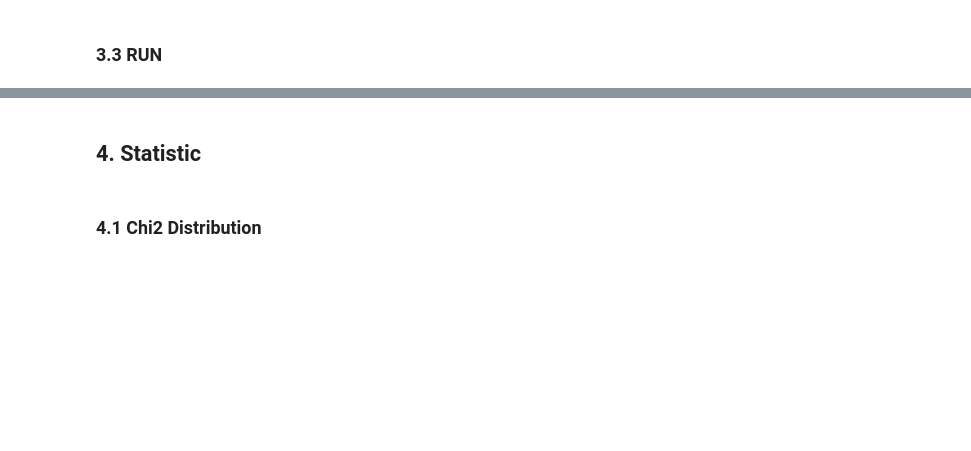
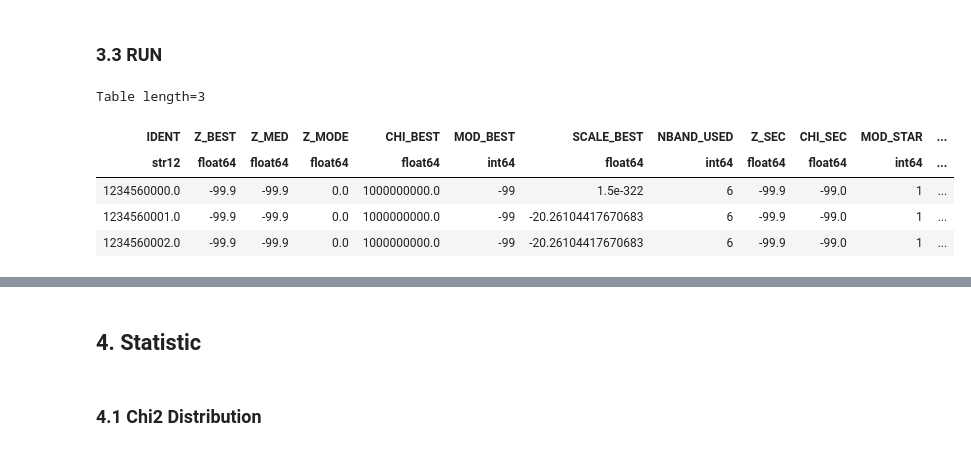
Before and after one commit to lephare-photoz/lephare, a Jupyter notebook: calibration/full_run.ipynb, the cells around one changed output, grey strips where cells are left out. Saved outputs shown, nothing was run; the diff lists cells and outputs as text; code cells hidden in the pictures; blank space fills up the shorter version.

```diff
--- a/calibration/full_run.ipynb
+++ b/calibration/full_run.ipynb
@@ -465,15 +479,29 @@ BuzzardLSSTy4.res             6             0.9737      0.9686      0.0883    0.
 # %% [markdown]
 ### 3.3 RUN
 # %%
+#--- Prepare ---
 cat = np.loadtxt(dat_out)
 id = cat[:, 0]
 mag = cat[:, 1:7]
 emag = cat[:, 7:13]
 context = cat[:, 13]
 zspec = cat[:, 14]
 srclist = []
 for i in range(max_row_lephare):
     oneObj = lp.onesource(i, zphota.gridz)
     oneObj.readsource(str(id[i]), mag[i, :], emag[i, :], int(context[i]), zspec[i], " ")
     zphota.prep_data(oneObj)
     srclist.append(oneObj)
+
+#--- Run ---
+zphota.run_photoz(srclist[:max_row_lephare], [])
+final = zphota.build_output_tables(srclist[:max_row_lephare], filename=f"{base_dir}/{local_dir}/{sed_name}_mock.fits")
+
+final[:3]
+# %% [output]
+Table length=3
+| IDENT | Z_BEST | Z_MED | Z_MODE | CHI_BEST | MOD_BEST | SCALE_BEST | NBAND_USED | Z_SEC | CHI_SEC | MOD_STAR | ... |
+| str12 | float64 | float64 | float64 | float64 | int64 | float64 | int64 | float64 | float64 | int64 | ... |
+| 1234560000.0 | -99.9 | -99.9 | 0.0 | 1000000000.0 | -99 | 1.5e-322 | 6 | -99.9 | -99.0 | 1 | ... |
+| 1234560001.0 | -99.9 | -99.9 | 0.0 | 1000000000.0 | -99 | -20.26104417670683 | 6 | -99.9 | -99.0 | 1 | ... |
+| 1234560002.0 | -99.9 | -99.9 | 0.0 | 1000000000.0 | -99 | -20.26104417670683 | 6 | -99.9 | -99.0 | 1 | ... |
```
Also changed, not shown: parts of 22 cells of this notebook, 1 other file.
